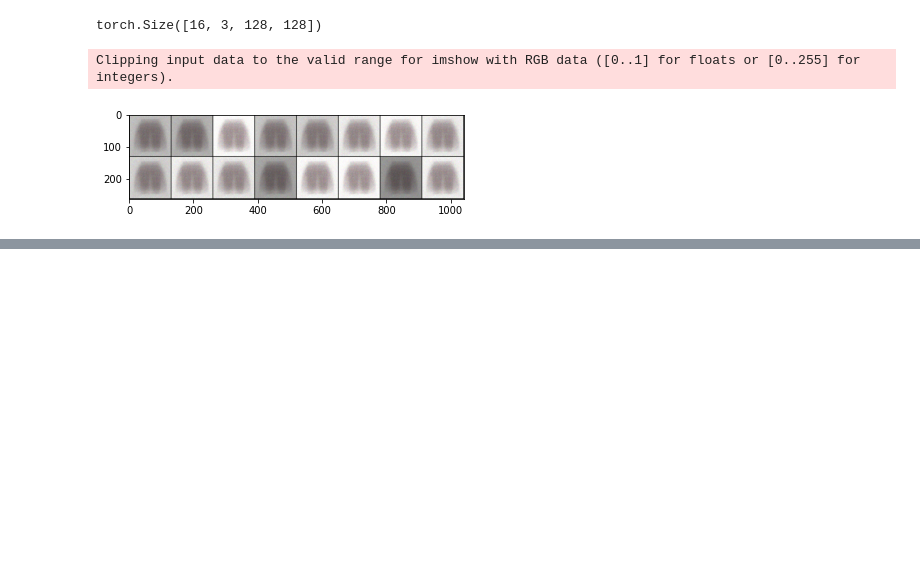
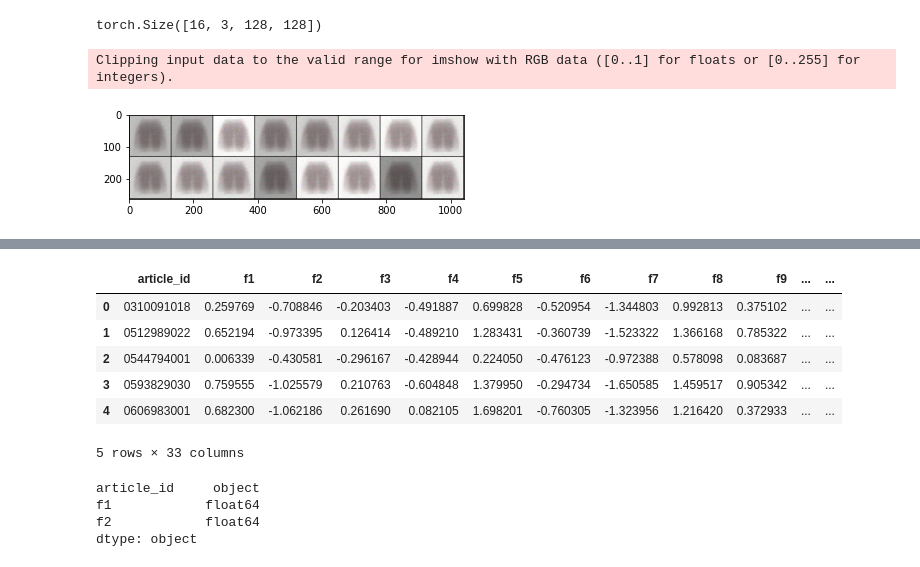
Before and after one commit to pchaberski/image-embeddings, a Jupyter notebook: notebooks/sandbox.ipynb, the cells around one changed output, grey strips where cells are left out. Drawn from its saved outputs; the diff is of its cells as text; code cells hidden in the pictures; blank space fills up the shorter version.

```diff
--- a/notebooks/sandbox.ipynb
+++ b/notebooks/sandbox.ipynb
@@ -195,0 +237,19 @@ Clipping input data to the valid range for imshow with RGB data ([0..1] for floa
+# %%
+df = pd.read_parquet(emb_path_parquet)
+# %%
+df.head()
+# %% [output]
+|  | article_id | f1 | f2 | f3 | f4 | f5 | f6 | f7 | f8 | f9 | ... | ... |
+| 0 | 0310091018 | 0.259769 | -0.708846 | -0.203403 | -0.491887 | 0.699828 | -0.520954 | -1.344803 | 0.992813 | 0.375102 | ... | ... |
+| 1 | 0512989022 | 0.652194 | -0.973395 | 0.126414 | -0.489210 | 1.283431 | -0.360739 | -1.523322 | 1.366168 | 0.785322 | ... | ... |
+| 2 | 0544794001 | 0.006339 | -0.430581 | -0.296167 | -0.428944 | 0.224050 | -0.476123 | -0.972388 | 0.578098 | 0.083687 | ... | ... |
+| 3 | 0593829030 | 0.759555 | -1.025579 | 0.210763 | -0.604848 | 1.379950 | -0.294734 | -1.650585 | 1.459517 | 0.905342 | ... | ... |
+| 4 | 0606983001 | 0.682300 | -1.062186 | 0.261690 | 0.082105 | 1.698201 | -0.760305 | -1.323956 | 1.216420 | 0.372933 | ... | ... |
+5 rows × 33 columns
+# %%
+df.dtypes[:3]
+# %% [output]
+article_id     object
+f1            float64
+f2            float64
+dtype: object
```
Also changed, not shown: parts of 7 cells of this notebook, 4 other files.
